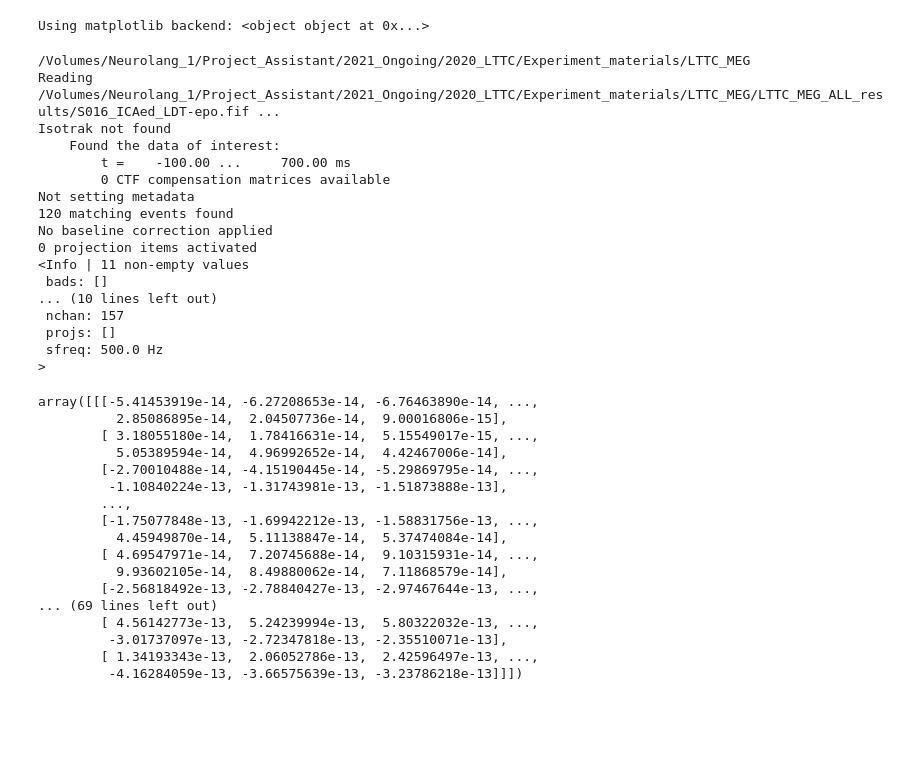
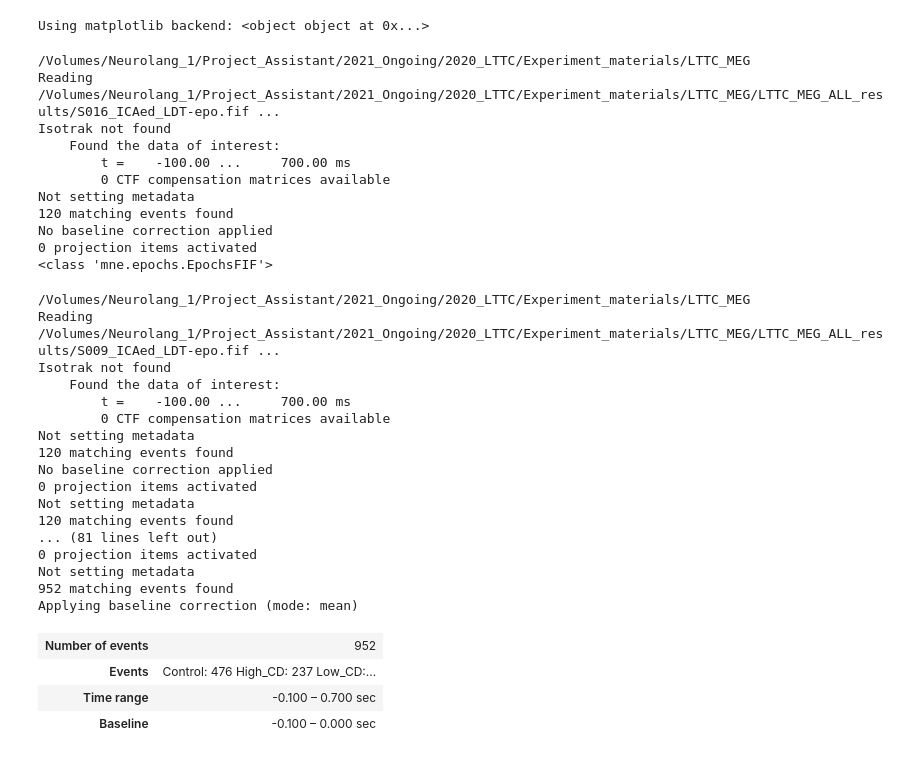
Before and after one commit to DHCLAIRE/ICN_related, a Jupyter notebook: LTTC/LTTC_MEG_epochs-evoked.ipynb, the cells around one changed output. Saved outputs shown, nothing was run; the diff lists cells and outputs as text; code cells hidden in the pictures; blank space fills up the shorter version.

```diff
--- a/LTTC/LTTC_MEG_epochs-evoked.ipynb
+++ b/LTTC/LTTC_MEG_epochs-evoked.ipynb
@@ -12,18 +12,20 @@ import pandas as pd
 from pathlib import Path
 from mne.preprocessing import (ICA, create_eog_epochs, create_ecg_epochs, corrmap)
 # %%
+## TESTING LOOP
 root_data_path = Path("/Volumes/Neurolang_1/Project_Assistant/2021_Ongoing/2020_LTTC/Experiment_materials/LTTC_MEG")
 meg_data_path = root_data_path / "LTTC_MEG_ALL_results"
 
 print(root_data_path)
 
-sub_id = 1
+sub_id = 16
 
-n_epoch_LDTfile = mne.read_epochs(meg_data_path / Path('S%.3d_ICAed_LDT-epo.fif' %sub_id))
-n_epoch_LDT = n_epoch_LDTfile.load_data().get_data()
+n_epoch_LDT = mne.read_epochs(meg_data_path / Path('S%.3d_ICAed_LDT-epo.fif' %sub_id))
+#n_epoch_LDT = n_epoch_LDTfile.load_data().get_data()
 
-print(n_epoch_LDTfile.info)
-n_epoch_LDT
+#print(n_epoch_LDTfile.info)
+n_epoch_LDT.pick('mag')
+print(type(n_epoch_LDT))
 # %% [output]
 /Volumes/Neurolang_1/Project_Assistant/2021_Ongoing/2020_LTTC/Experiment_materials/LTTC_MEG
 Reading /Volumes/Neurolang_1/Project_Assistant/2021_Ongoing/2020_LTTC/Experiment_materials/LTTC_MEG/LTTC_MEG_ALL_results/S016_ICAed_LDT-epo.fif ...
@@ -35,28 +37,48 @@ Not setting metadata
 120 matching events found
 No baseline correction applied
 0 projection items activated
-<Info | 11 non-empty values
- bads: []
-... (10 lines left out)
- nchan: 157
- projs: []
- sfreq: 500.0 Hz
->
+<class 'mne.epochs.EpochsFIF'>
-array([[[-5.41453919e-14, -6.27208653e-14, -6.76463890e-14, ...,
-          2.85086895e-14,  2.04507736e-14,  9.00016806e-15],
-        [ 3.18055180e-14,  1.78416631e-14,  5.15549017e-15, ...,
-          5.05389594e-14,  4.96992652e-14,  4.42467006e-14],
-        [-2.70010488e-14, -4.15190445e-14, -5.29869795e-14, ...,
-         -1.10840224e-13, -1.31743981e-13, -1.51873888e-13],
-        ...,
-        [-1.75077848e-13, -1.69942212e-13, -1.58831756e-13, ...,
-          4.45949870e-14,  5.11138847e-14,  5.37474084e-14],
-        [ 4.69547971e-14,  7.20745688e-14,  9.10315931e-14, ...,
-          9.93602105e-14,  8.49880062e-14,  7.11868579e-14],
-        [-2.56818492e-13, -2.78840427e-13, -2.97467644e-13, ...,
-... (69 lines left out)
-        [ 4.56142773e-13,  5.24239994e-13,  5.80322032e-13, ...,
-         -3.01737097e-13, -2.72347818e-13, -2.35510071e-13],
-        [ 1.34193343e-13,  2.06052786e-13,  2.42596497e-13, ...,
-         -4.16284059e-13, -3.66575639e-13, -3.23786218e-13]]])
+# %%
+## TESTING LOOP
+root_data_path = Path("/Volumes/Neurolang_1/Project_Assistant/2021_Ongoing/2020_LTTC/Experiment_materials/LTTC_MEG")
+meg_data_path = root_data_path / "LTTC_MEG_ALL_results"
+
+print(root_data_path)
+
+tmp_sub_epochsLIST = []
+all_sub_epochsLIST = []
+
+for idINT in range(9, 17):
+    sub_id = idINT
+
+    n_epoch_LDT = mne.read_epochs(meg_data_path / Path('S%.3d_ICAed_LDT-epo.fif' %sub_id))
+    #n_epoch_LDT = n_epoch_LDTfile.load_data().get_data()
+
+    #print(n_epoch_LDTfile.info)
+    n_epoch_LDT.pick('mag')
+    tmp_sub_epochsLIST.extend([n_epoch_LDT])
+    all_sub_epochsLIST = mne.concatenate_epochs(tmp_sub_epochsLIST)
+all_sub_epochsLIST
+# %% [output]
+/Volumes/Neurolang_1/Project_Assistant/2021_Ongoing/2020_LTTC/Experiment_materials/LTTC_MEG
+Reading /Volumes/Neurolang_1/Project_Assistant/2021_Ongoing/2020_LTTC/Experiment_materials/LTTC_MEG/LTTC_MEG_ALL_results/S009_ICAed_LDT-epo.fif ...
+Isotrak not found
+    Found the data of interest:
+        t =    -100.00 ...     700.00 ms
+        0 CTF compensation matrices available
+Not setting metadata
+120 matching events found
+No baseline correction applied
+0 projection items activated
+Not setting metadata
+120 matching events found
+... (81 lines left out)
+0 projection items activated
+Not setting metadata
+952 matching events found
+Applying baseline correction (mode: mean)
+| Number of events | 952 |
+| Events | Control: 476 High_CD: 237 Low_CD:... |
+| Time range | -0.100 – 0.700 sec |
+| Baseline | -0.100 – 0.000 sec |
 # %%
```
Also changed, not shown: parts of 1 cell of this notebook.
